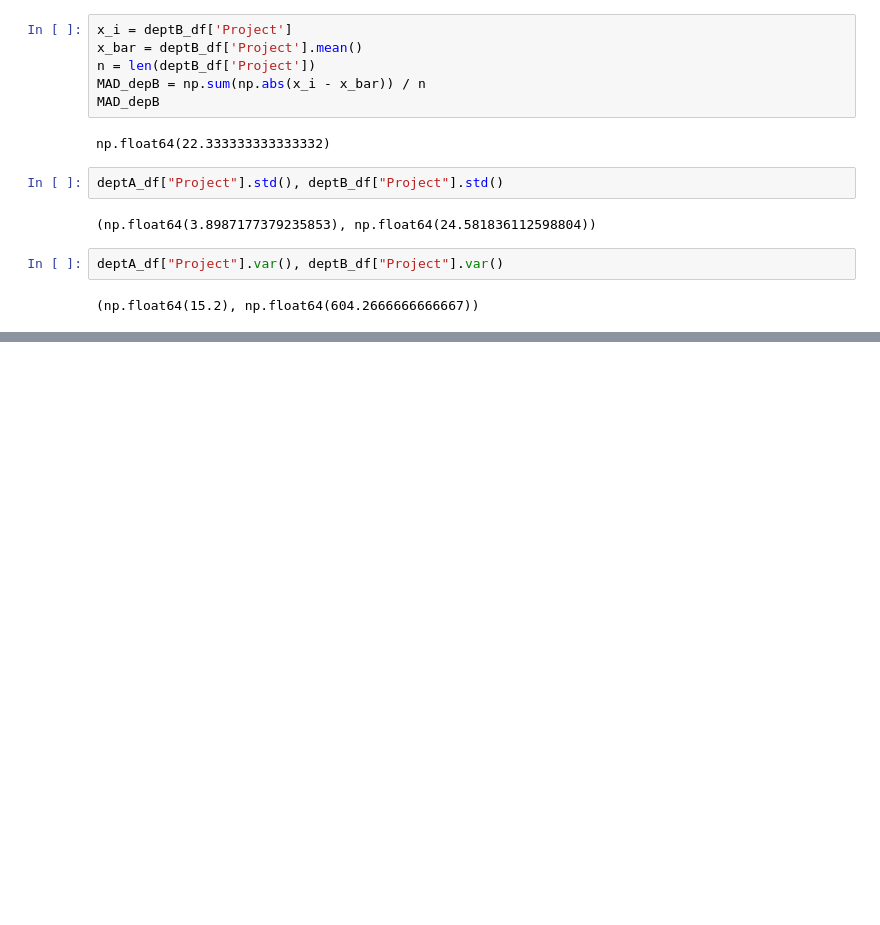
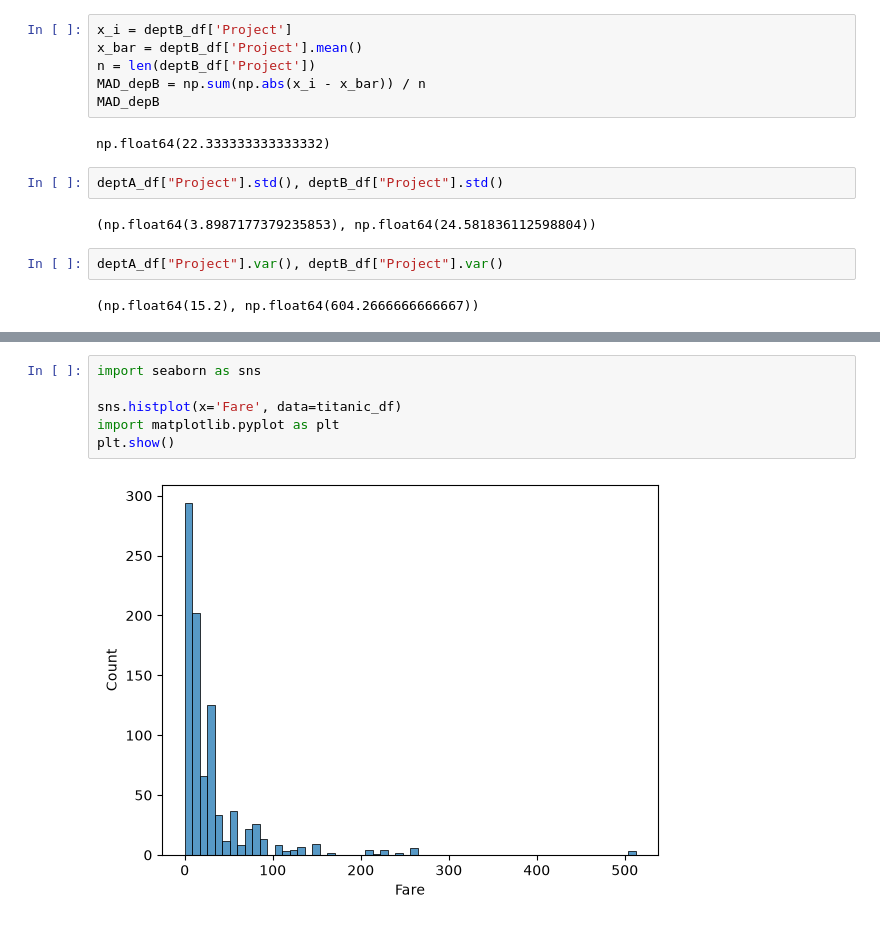
Before and after one commit to sanvi24ad044-lab/statistics-for-data-science, a Jupyter notebook: phase2_variability.ipynb, the cells around one changed output, grey strips where cells are left out. Cells and saved outputs as stored; diff of their text form; blank space fills up the shorter version.

```diff
--- a/phase2_variability.ipynb
+++ b/phase2_variability.ipynb
@@ -107,0 +132,8 @@ deptA_df["Project"].var(), deptB_df["Project"].var()
+# %%
+import seaborn as sns
+
+sns.histplot(x='Fare', data=titanic_df)
+import matplotlib.pyplot as plt
+plt.show()
+# %% [output]
+[figure, added]
```
Also changed, not shown: parts of 4 cells of this notebook.
